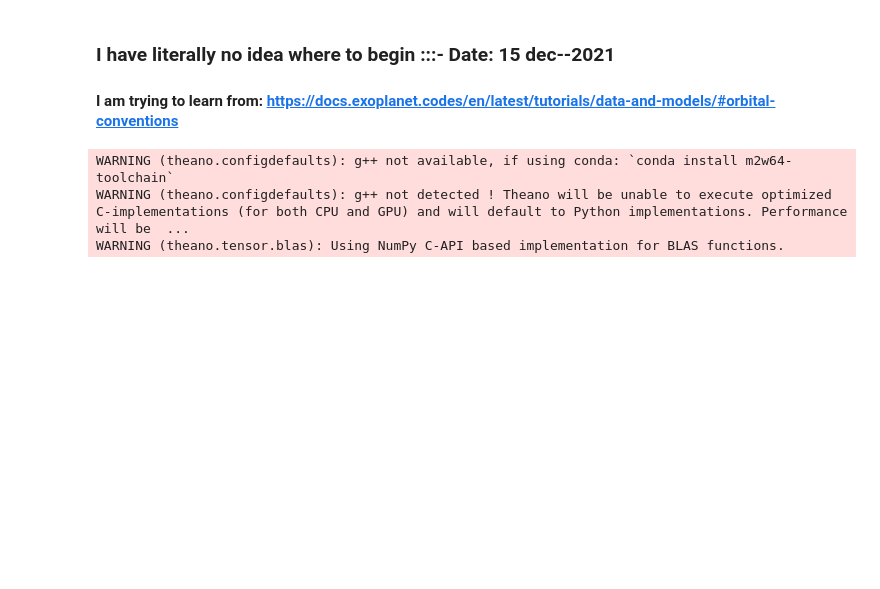
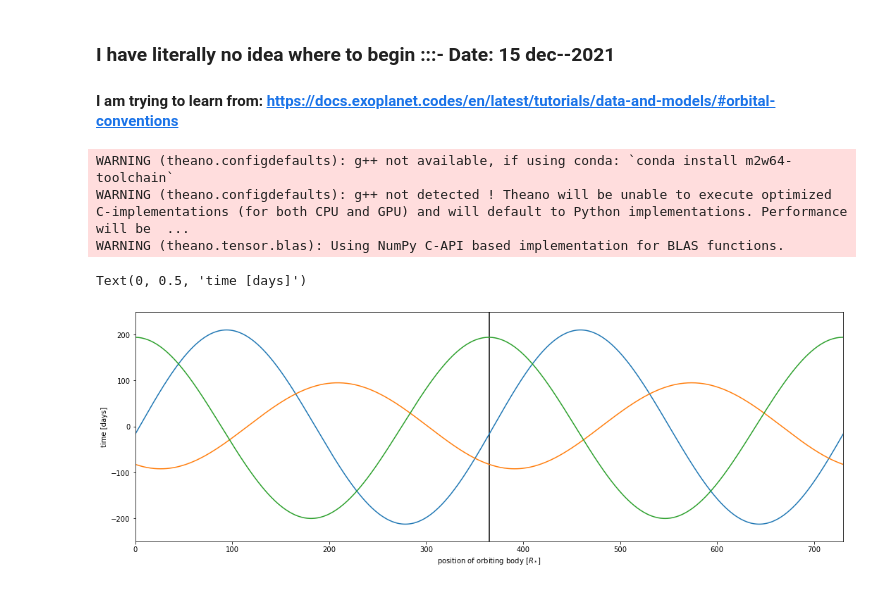
Before and after one commit to ukesh-sys/Exoplanet-Tutorial, a Jupyter notebook: Exoplanet Tutorial ____ Lesson 1.ipynb, the cells around one changed output. Saved outputs shown, nothing was run; the diff lists cells and outputs as text; code cells hidden in the pictures; blank space fills up the shorter version.

```diff
--- a/Exoplanet Tutorial ____ Lesson 1.ipynb
+++ b/Exoplanet Tutorial ____ Lesson 1.ipynb
@@ -25,3 +25,25 @@ orbit=xo.orbits.KeplerianOrbit(period = 365.0, #in days
                                omega = 1.9933026, #I do not know dude I am googling this value, so ever if you read and it is wrong mail me
                                Omega = 6.08665006,
                                m_planet=0.000003)
+# %%
+## Let see what mess we have made in a plot, so after that we will have idea whether values we gave makes some sense
+## we will plot position and velocity as a function of time so lets define time
+t=np.linspace(0,730,730)
+x, y, z =orbit.get_relative_position(t)
+vx, vy, vz =orbit.get_relative_velocity(t)
+
+## So Congratzzzzz!!!! you have got position and velocity for Earth - I guess
+## Lets plot time versus Position
+plt.figure(figsize=(18,6))
+plt.vlines(x=365, ymin=-250,ymax=250, colors= 'black')
+plt.ylim(-250,250)
+plt.xlim(0,730)
+plt.plot(t, x.eval())
+plt.plot(t, y.eval())
+plt.plot(t, z.eval())
+plt.xlabel("position of orbiting body [$R_*$]")
+plt.ylabel("time [days]")
+##It is just me or everyone is seeing symetry accross the black line - its seems to be because we have assigned orbital period to be 365
+# %% [output]
+Text(0, 0.5, 'time [days]')
+[figure, added]
```
Also changed, not shown: parts of 2 cells of this notebook.
